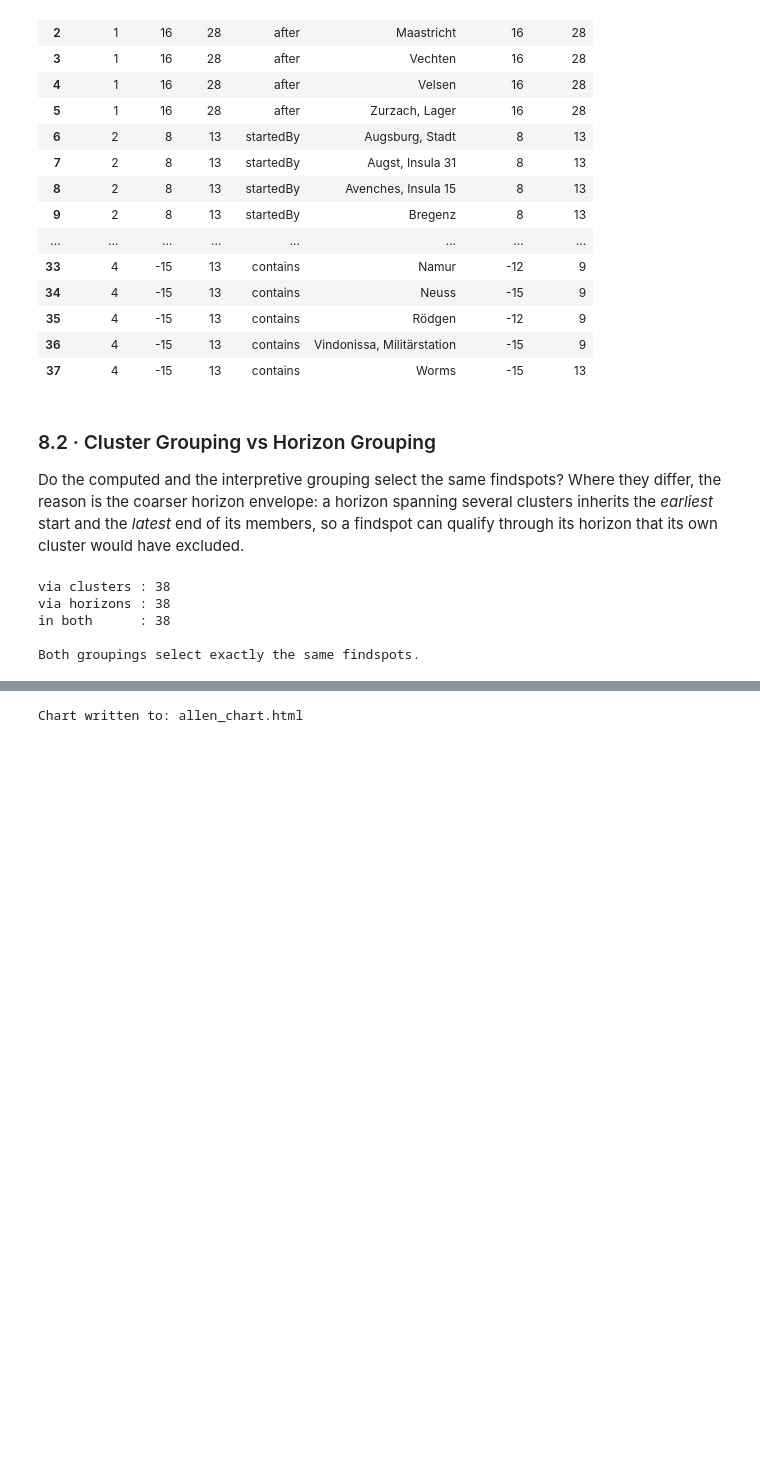
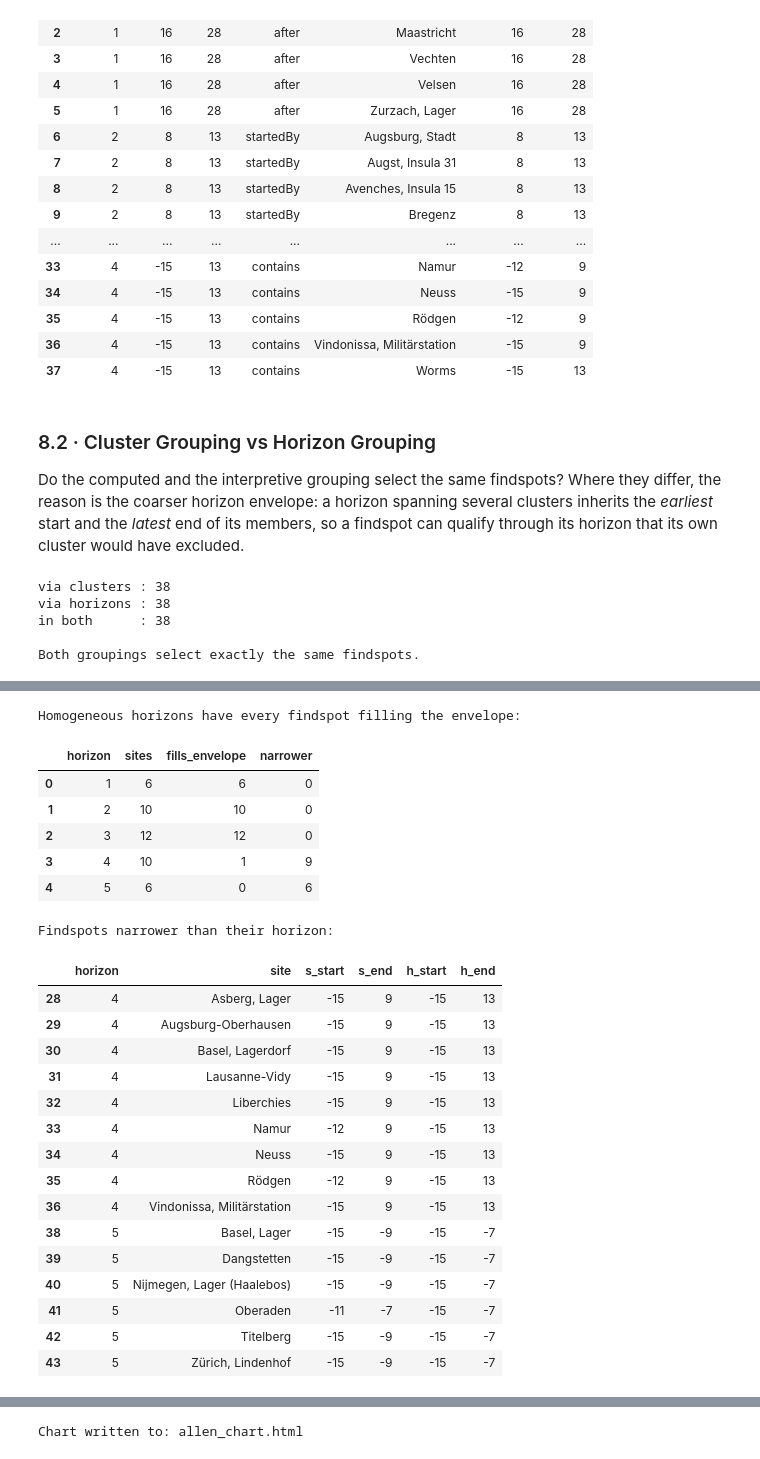
Before and after one commit to leiza-scit/CAA2026-alligator, a Jupyter notebook: notebook/clades_variana_temporal.ipynb, the cells around one changed output, grey strips where cells are left out. Saved outputs shown, nothing was run; the diff lists cells and outputs as text; code cells hidden in the pictures; blank space fills up the shorter version.

```diff
--- a/notebook/clades_variana_temporal.ipynb
+++ b/notebook/clades_variana_temporal.ipynb
@@ -511,0 +574,78 @@ Both groupings select exactly the same findspots.
+# %%
+q_h_members = """
+    PREFIX time:      <http://www.w3.org/2006/time#>
+    PREFIX rdfs:      <http://www.w3.org/2000/01/rdf-schema#>
+    PREFIX lado:      <http://archaeology.link/ontology#>
+    PREFIX skos:      <http://www.w3.org/2004/02/skos/core#>
+    PREFIX geosparql: <http://www.opengis.net/ont/geosparql#>
+
+    SELECT ?n ?hBegin ?hEnd ?siteLabel ?sBegin ?sEnd
+    WHERE {
+        ?horizon a lado:ChronologicalHorizon ;
+                 skos:notation                     ?n ;
+                 time:hasBeginning/time:inXSDgYear ?hBegin ;
+                 time:hasEnd/time:inXSDgYear       ?hEnd ;
+                 lado:hasHorizonMember             ?site .
+
+        ?site rdfs:label                        ?siteLabel ;
+              time:hasBeginning/time:inXSDgYear ?sBegin ;
+              time:hasEnd/time:inXSDgYear       ?sEnd .
+    }
+    ORDER BY ?n ?siteLabel
+"""
+
+# The year comparison is done in Python: rdflib does not compare xsd:gYear
+# literals with < / != the way a plain integer comparison would.
+members = []
+for r in g.query(q_h_members):
+    hb, he = gyear_to_int(r[1]), gyear_to_int(r[2])
+    sb, se = gyear_to_int(r[4]), gyear_to_int(r[5])
+    members.append({
+        "horizon":   int(str(r[0])),
+        "h_start":   hb,
+        "h_end":     he,
+        "site":      str(r[3]),
+        "s_start":   sb,
+        "s_end":     se,
+        "fills":     (sb, se) == (hb, he),
+    })
+
+df_members = pd.DataFrame(members)
+
+summary = (
+    df_members.groupby("horizon")
+    .agg(sites=("site", "size"),
+         fills_envelope=("fills", "sum"),
+         narrower=("fills", lambda c: (~c).sum()))
+    .reset_index()
+)
+print("Homogeneous horizons have every findspot filling the envelope:")
+display(summary)
+
+print("\nFindspots narrower than their horizon:")
+df_members[~df_members["fills"]][["horizon", "site", "s_start", "s_end", "h_start", "h_end"]]
+# %% [output]
+Homogeneous horizons have every findspot filling the envelope:
+|  | horizon | sites | fills_envelope | narrower |
+| 0 | 1 | 6 | 6 | 0 |
+| 1 | 2 | 10 | 10 | 0 |
+| 2 | 3 | 12 | 12 | 0 |
+| 3 | 4 | 10 | 1 | 9 |
+| 4 | 5 | 6 | 0 | 6 |
+Findspots narrower than their horizon:
+|  | horizon | site | s_start | s_end | h_start | h_end |
+| 28 | 4 | Asberg, Lager | -15 | 9 | -15 | 13 |
+| 29 | 4 | Augsburg-Oberhausen | -15 | 9 | -15 | 13 |
+| 30 | 4 | Basel, Lagerdorf | -15 | 9 | -15 | 13 |
+| 31 | 4 | Lausanne-Vidy | -15 | 9 | -15 | 13 |
+| 32 | 4 | Liberchies | -15 | 9 | -15 | 13 |
+| 33 | 4 | Namur | -12 | 9 | -15 | 13 |
+| 34 | 4 | Neuss | -15 | 9 | -15 | 13 |
+| 35 | 4 | Rödgen | -12 | 9 | -15 | 13 |
+| 36 | 4 | Vindonissa, Militärstation | -15 | 9 | -15 | 13 |
+| 38 | 5 | Basel, Lager | -15 | -9 | -15 | -7 |
+| 39 | 5 | Dangstetten | -15 | -9 | -15 | -7 |
+| 40 | 5 | Nijmegen, Lager (Haalebos) | -15 | -9 | -15 | -7 |
+| 41 | 5 | Oberaden | -11 | -7 | -15 | -7 |
+| 42 | 5 | Titelberg | -15 | -9 | -15 | -7 |
+| 43 | 5 | Zürich, Lindenhof | -15 | -9 | -15 | -7 |
```
Also changed, not shown: parts of 14 cells of this notebook, 2 other files.
